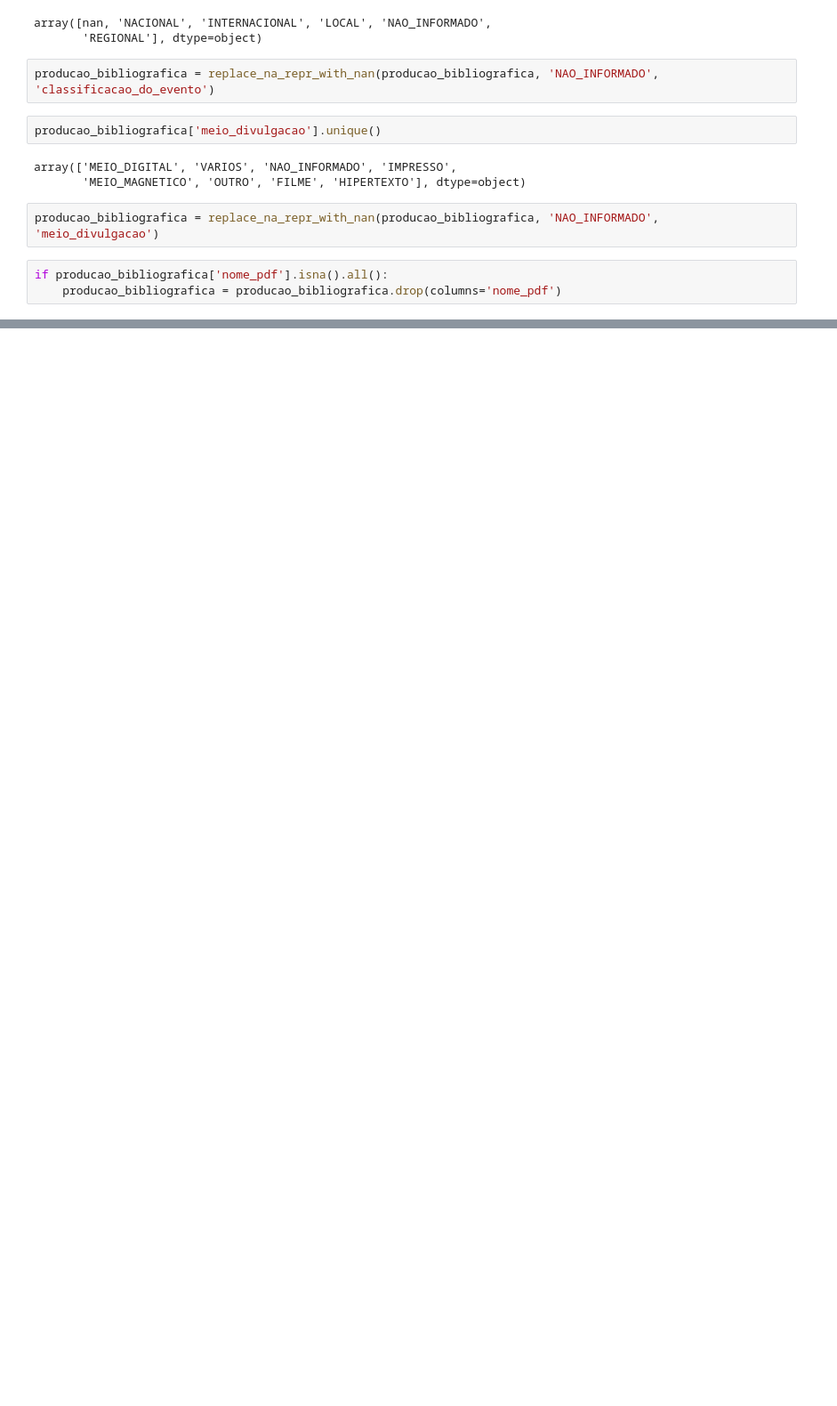
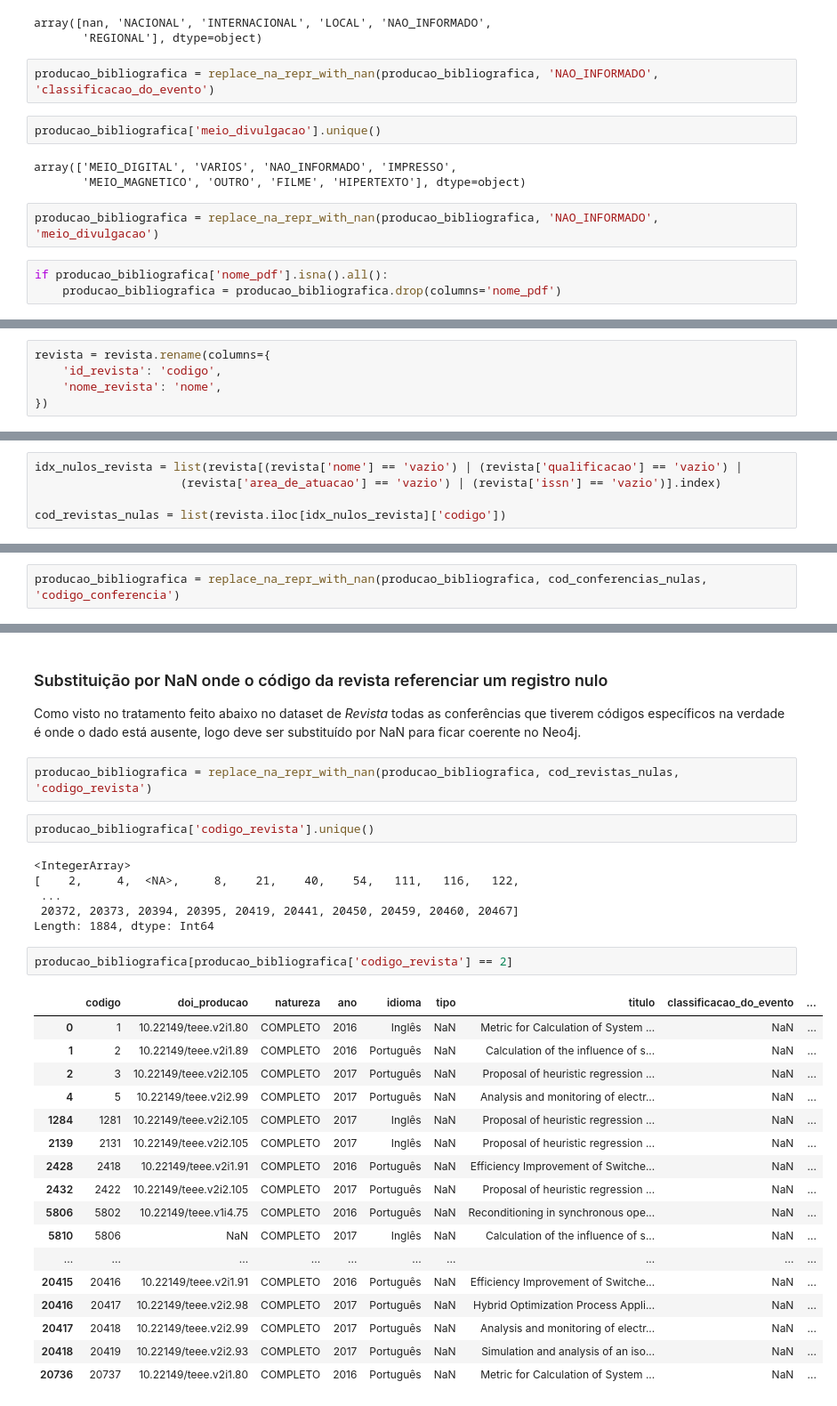
Before and after one commit to marcelsby/tcc-ifg-kg, a Jupyter notebook: notebooks/ifg_produz/Preprocessing Produção Bibliográfica.ipynb, the cells around one changed output, grey strips where cells are left out. Shown at 89% size. Cells and saved outputs as stored; diff of their text form; blank space fills up the shorter version.

Commit message:
feat: pré-processamento dos datasets de Conferência e Revista

```diff
--- a/notebooks/ifg_produz/Preprocessing Produção Bibliográfica.ipynb
+++ b/notebooks/ifg_produz/Preprocessing Produção Bibliográfica.ipynb
@@ -121,0 +186,5 @@ producao_bibliografica.sample(5)
+# %%
+revista = revista.rename(columns={
+    'id_revista': 'codigo',
+    'nome_revista': 'nome',
+})
@@ -121,0 +193,5 @@ producao_bibliografica.sample(5)
+# %%
+idx_nulos_revista = list(revista[(revista['nome'] == 'vazio') | (revista['qualificacao'] == 'vazio') |
+                     (revista['area_de_atuacao'] == 'vazio') | (revista['issn'] == 'vazio')].index)
+
+cod_revistas_nulas = list(revista.iloc[idx_nulos_revista]['codigo'])
@@ -121,0 +237,2 @@ producao_bibliografica.sample(5)
+# %%
+producao_bibliografica = replace_na_repr_with_nan(producao_bibliografica, cod_conferencias_nulas, 'codigo_conferencia')
@@ -121,0 +262,34 @@ producao_bibliografica.sample(5)
+# %% [markdown]
+### Substituição por NaN onde o código da revista referenciar um registro nulo
+
+Como visto no tratamento feito abaixo no dataset de *Revista* todas as conferências que tiverem códigos específicos na verdade é onde o dado está ausente, logo deve ser substituído por NaN para ficar coerente no Neo4j.
+# %%
+producao_bibliografica = replace_na_repr_with_nan(producao_bibliografica, cod_revistas_nulas, 'codigo_revista')
+# %%
+producao_bibliografica['codigo_revista'].unique()
+# %% [output]
+<IntegerArray>
+[    2,     4,  <NA>,     8,    21,    40,    54,   111,   116,   122,
+ ...
+ 20372, 20373, 20394, 20395, 20419, 20441, 20450, 20459, 20460, 20467]
+Length: 1884, dtype: Int64
+# %%
+producao_bibliografica[producao_bibliografica['codigo_revista'] == 2]
+# %% [output]
+|  | codigo | doi_producao | natureza | ano | idioma | tipo | titulo | classificacao_do_evento | ... |
+| 0 | 1 | 10.22149/teee.v2i1.80 | COMPLETO | 2016 | Inglês | NaN | Metric for Calculation of System ... | NaN | ... |
+| 1 | 2 | 10.22149/teee.v2i1.89 | COMPLETO | 2016 | Português | NaN | Calculation of the influence of s... | NaN | ... |
+| 2 | 3 | 10.22149/teee.v2i2.105 | COMPLETO | 2017 | Português | NaN | Proposal of heuristic regression ... | NaN | ... |
+| 4 | 5 | 10.22149/teee.v2i2.99 | COMPLETO | 2017 | Português | NaN | Analysis and monitoring of electr... | NaN | ... |
+| 1284 | 1281 | 10.22149/teee.v2i2.105 | COMPLETO | 2017 | Inglês | NaN | Proposal of heuristic regression ... | NaN | ... |
+| 2139 | 2131 | 10.22149/teee.v2i2.105 | COMPLETO | 2017 | Inglês | NaN | Proposal of heuristic regression ... | NaN | ... |
+| 2428 | 2418 | 10.22149/teee.v2i1.91 | COMPLETO | 2016 | Português | NaN | Efficiency Improvement of Switche... | NaN | ... |
+| 2432 | 2422 | 10.22149/teee.v2i2.105 | COMPLETO | 2017 | Português | NaN | Proposal of heuristic regression ... | NaN | ... |
+| 5806 | 5802 | 10.22149/teee.v1i4.75 | COMPLETO | 2016 | Português | NaN | Reconditioning in synchronous ope... | NaN | ... |
+| 5810 | 5806 | NaN | COMPLETO | 2017 | Inglês | NaN | Calculation of the influence of s... | NaN | ... |
+| ... | ... | ... | ... | ... | ... | ... | ... | ... | ... |
+| 20415 | 20416 | 10.22149/teee.v2i1.91 | COMPLETO | 2016 | Português | NaN | Efficiency Improvement of Switche... | NaN | ... |
+| 20416 | 20417 | 10.22149/teee.v2i2.98 | COMPLETO | 2017 | Português | NaN | Hybrid Optimization Process Appli... | NaN | ... |
+| 20417 | 20418 | 10.22149/teee.v2i2.99 | COMPLETO | 2017 | Português | NaN | Analysis and monitoring of electr... | NaN | ... |
+| 20418 | 20419 | 10.22149/teee.v2i2.93 | COMPLETO | 2017 | Português | NaN | Simulation and analysis of an iso... | NaN | ... |
+| 20736 | 20737 | 10.22149/teee.v2i1.80 | COMPLETO | 2016 | Português | NaN | Metric for Calculation of System ... | NaN | ... |
```
Also changed, not shown: parts of 31 cells of this notebook, 1 other file.
